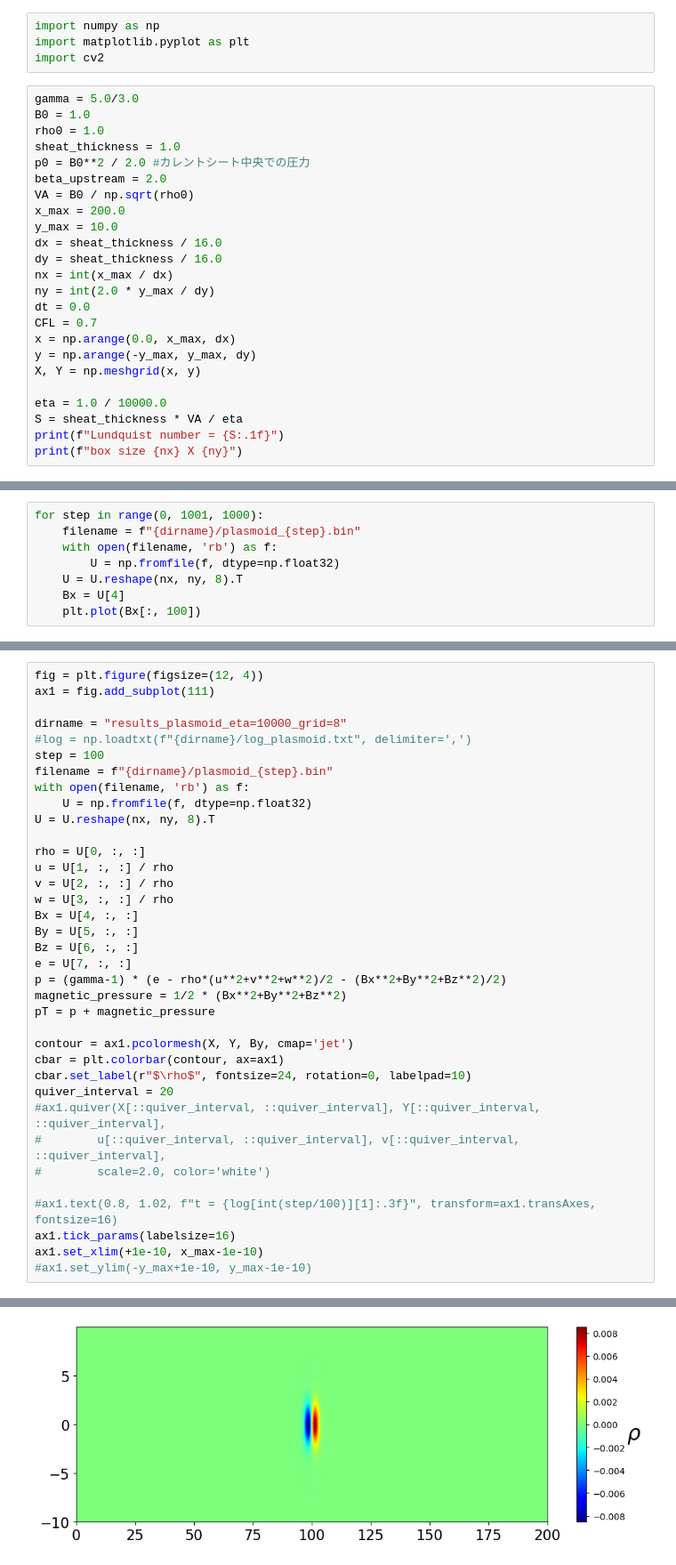
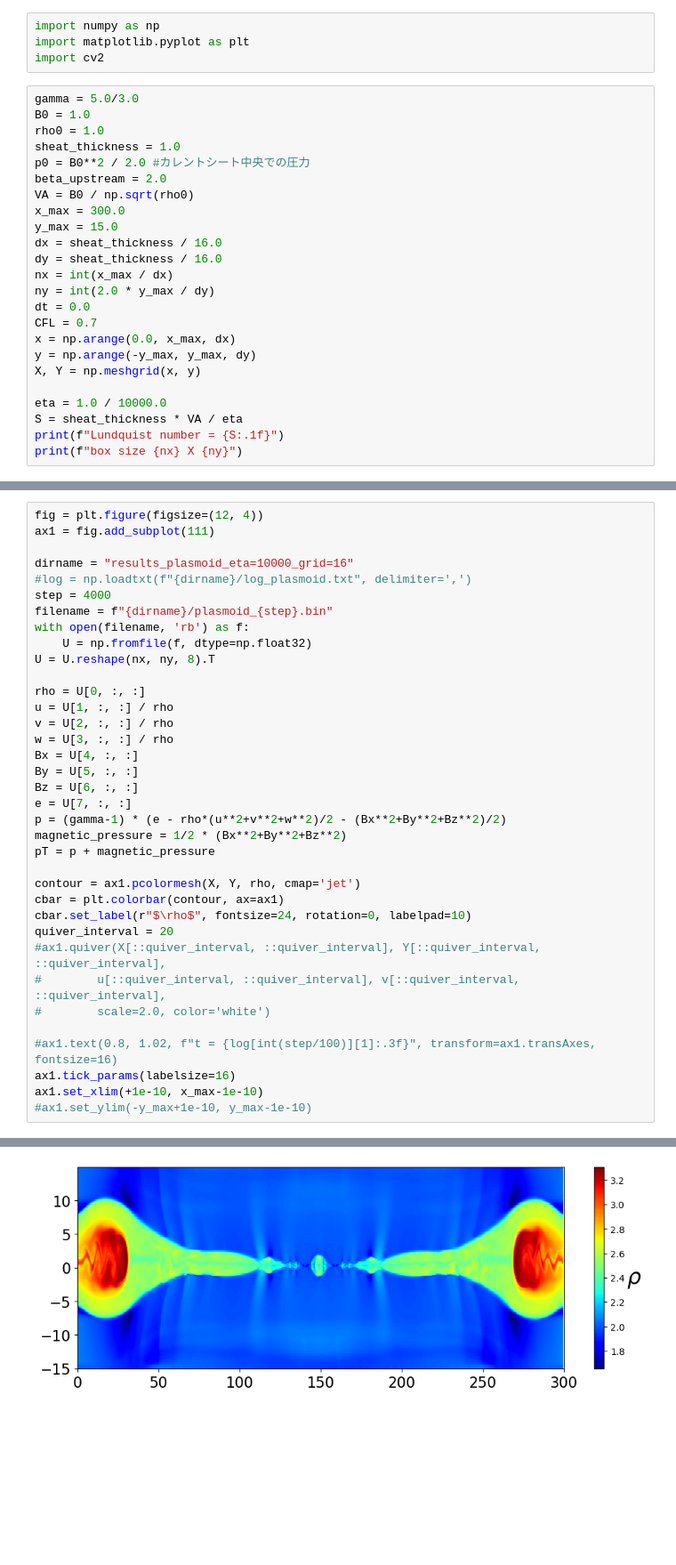
Before and after one commit to keita-akutagawa/ResistiveMHD_GPU, a Jupyter notebook: examples_2D/plasmoid_single/plasmoid.ipynb, the cells around one changed output, grey strips where cells are left out. Shown at 89% size. Cells and saved outputs as stored; diff of their text form; blank space fills up the shorter version.

```diff
--- a/examples_2D/plasmoid_single/plasmoid.ipynb
+++ b/examples_2D/plasmoid_single/plasmoid.ipynb
@@ -10,8 +10,8 @@ sheat_thickness = 1.0
 p0 = B0**2 / 2.0 #カレントシート中央での圧力
 beta_upstream = 2.0
 VA = B0 / np.sqrt(rho0)
-x_max = 200.0
-y_max = 10.0
+x_max = 300.0
+y_max = 15.0
 dx = sheat_thickness / 16.0
 dy = sheat_thickness / 16.0
 nx = int(x_max / dx)
@@ -37,8 +31,0 @@ plt.plot(1.0 - np.exp(-np.arange(0, 100, 0.1) / 1000.0))
-# %%
-for step in range(0, 1001, 1000):
-    filename = f"{dirname}/plasmoid_{step}.bin"
-    with open(filename, 'rb') as f:
-        U = np.fromfile(f, dtype=np.float32)
-    U = U.reshape(nx, ny, 8).T
-    Bx = U[4]
-    plt.plot(Bx[:, 100])
@@ -48,9 +33,9 @@ for step in range(0, 1001, 1000):
 fig = plt.figure(figsize=(12, 4))
 ax1 = fig.add_subplot(111)
 
-dirname = "results_plasmoid_eta=10000_grid=8"
+dirname = "results_plasmoid_eta=10000_grid=16"
 #log = np.loadtxt(f"{dirname}/log_plasmoid.txt", delimiter=',')
-step = 100
+step = 4000
 filename = f"{dirname}/plasmoid_{step}.bin"
 with open(filename, 'rb') as f:
     U = np.fromfile(f, dtype=np.float32)
@@ -68,7 +53,7 @@ p = (gamma-1) * (e - rho*(u**2+v**2+w**2)/2 - (Bx**2+By**2+Bz**2)/2)
 magnetic_pressure = 1/2 * (Bx**2+By**2+Bz**2)
 pT = p + magnetic_pressure
 
-contour = ax1.pcolormesh(X, Y, By, cmap='jet')
+contour = ax1.pcolormesh(X, Y, rho, cmap='jet')
 cbar = plt.colorbar(contour, ax=ax1)
 cbar.set_label(r"$\rho$", fontsize=24, rotation=0, labelpad=10)
 quiver_interval = 20
@@ -85,4 +70,4 @@ ax1.set_xlim(+1e-10, x_max-1e-10)
-[figure, old version]
+[figure, new version]
 # %%
 fig = plt.figure(figsize=(8, 4))
 ax1 = fig.add_subplot(111)
```
Also changed, not shown: parts of 6 cells of this notebook, 2 other files.
